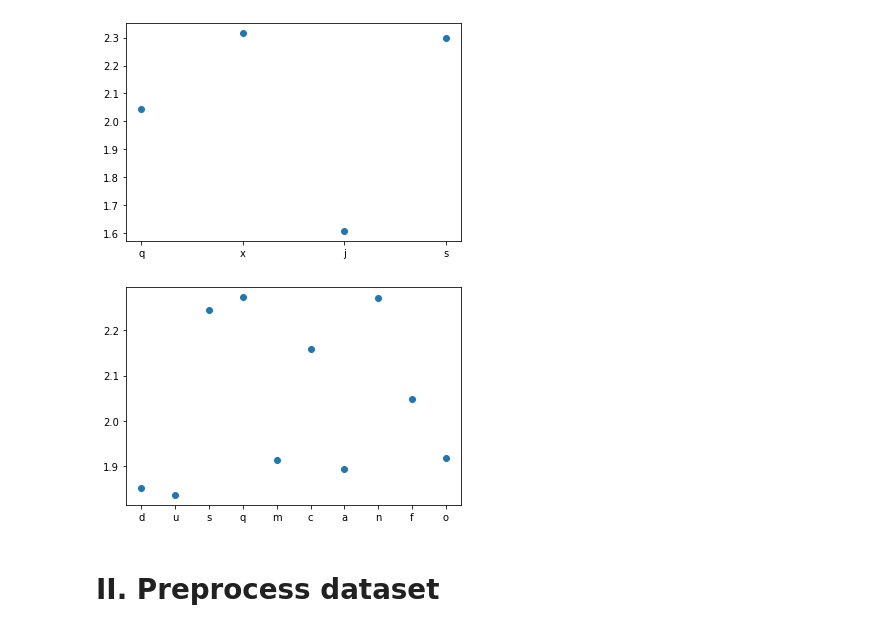
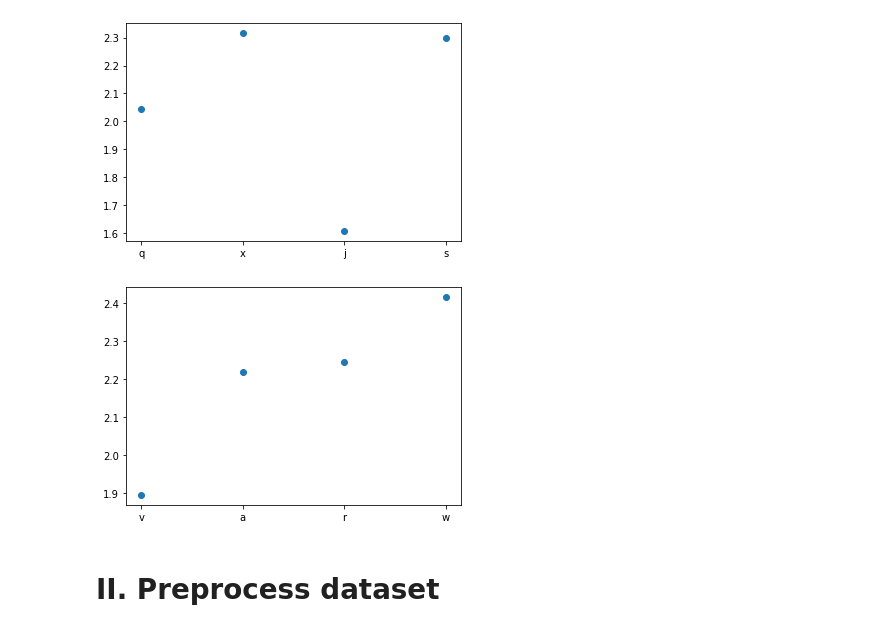
Before and after one commit to NiklasSabel/data_mining_1, a Jupyter notebook: notebooks/Niklas_Models.ipynb, the cells around one changed output. Saved outputs shown, nothing was run; the diff lists cells and outputs as text; code cells hidden in the pictures.

```diff
--- a/notebooks/Niklas_Models.ipynb
+++ b/notebooks/Niklas_Models.ipynb
@@ -26,2 +23,0 @@ c=df.groupby(['foundation_type']).mean()['damage_grade']
-# %%
-df=df.merge(c, on='foundation_type', how='left').rename(columns={"damage_grade_x": 'damage_grade', "damage_grade_y": "mean_dmg_fnd_t"})
@@ -30,5 +24,3 @@ d=df.groupby(['roof_type']).mean()['damage_grade']
-# %%
-df=df.merge(d, on='roof_type', how='left').rename(columns={"damage_grade_x": 'damage_grade', "damage_grade_y": "mean_dmg_roof_t"})
 # %%
 df
 # %% [output]
@@ -66,10 +58,10 @@ plt.show()
 # %% [output]
 [figure]
 # %%
-plt.scatter(df['plan_configuration'].unique(),df.groupby(['plan_configuration']).mean()['damage_grade'])
+plt.scatter(df['legal_ownership_status'].unique(),df.groupby(['legal_ownership_status']).mean()['damage_grade'])
 plt.show()
 # %% [output]
-[figure, old version]
+[figure, new version]
 # %% [markdown]
 # II. Preprocess dataset
 # %%
```
Also changed, not shown: parts of 8 cells of this notebook, 1 other file.
